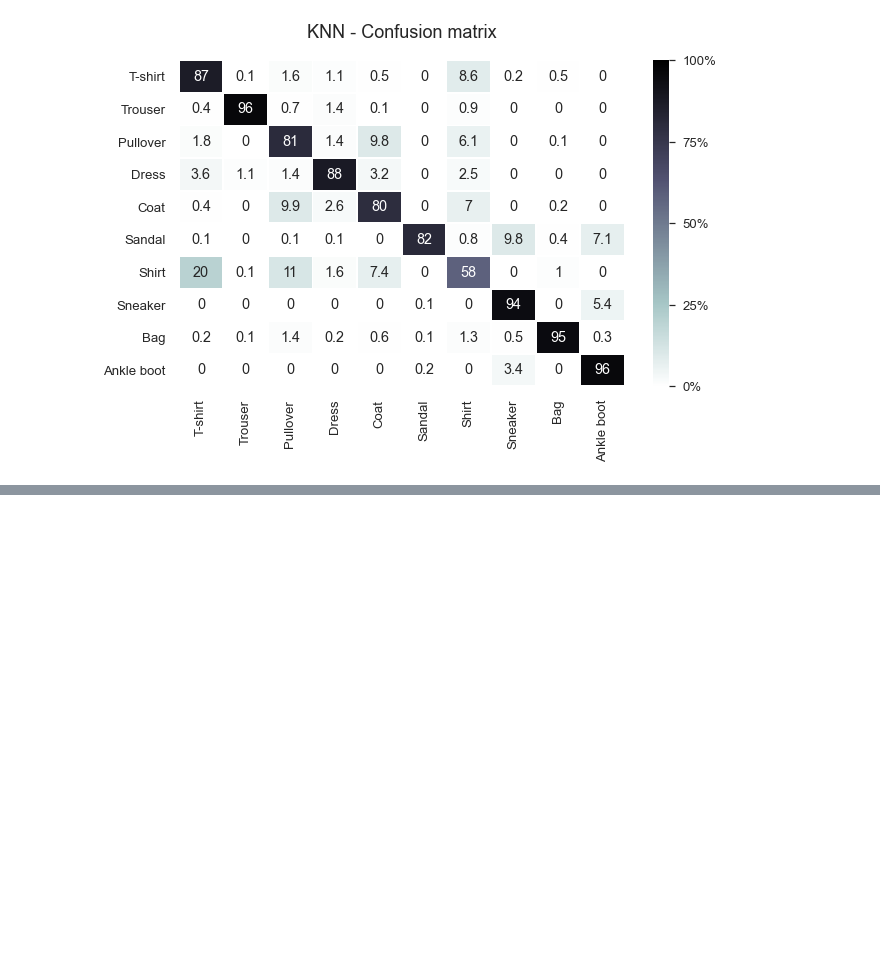
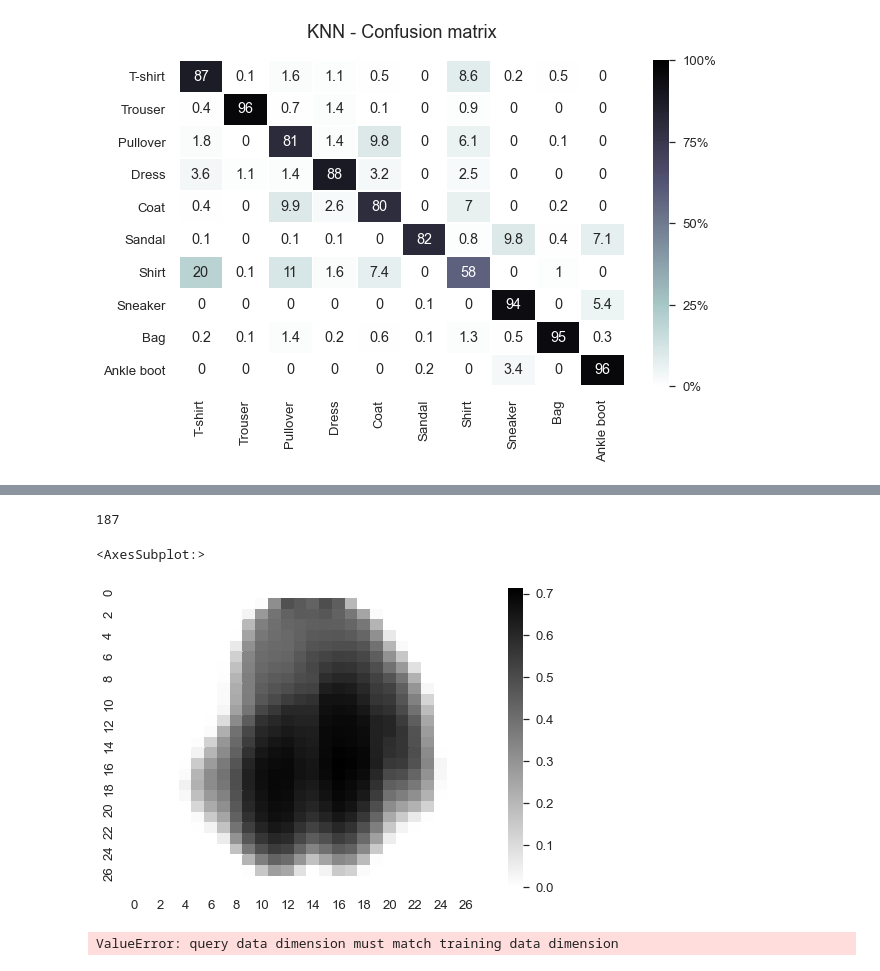
Before and after one commit to noamya-sh/Final-project-SemesterB, a Jupyter notebook: Fashion-Mnist.ipynb, the cells around one changed output, grey strips where cells are left out. Drawn from its saved outputs; the diff is of its cells as text; code cells hidden in the pictures; blank space fills up the shorter version.

```diff
--- a/Fashion-Mnist.ipynb
+++ b/Fashion-Mnist.ipynb
@@ -167,0 +211,24 @@ Text(0.5, 1.05, 'KNN - Confusion matrix')
+# %%
+from sklearn.decomposition import PCA
+
+
+pca = PCA()
+pca.fit(x_train)
+cumsum = np.cumsum(pca.explained_variance_ratio_)
+d = np.argmax(cumsum >= 0.95) + 1
+d
+# %% [output]
+187
+# %%
+sns.heatmap(pd.DataFrame(x_train).median().values.reshape(28, 28), cmap='gray_r')
+# %% [output]
+<AxesSubplot:>
+[figure, added]
+# %%
+from sklearn.neighbors import KNeighborsClassifier
+knn=KNeighborsClassifier()
+knn.fit(X_norm_r,y_train)
+prediction_test  = knn.predict(x_test)
+df_cnm=confusion_matrix(y_test, prediction_test,normalize='true')
+# %% [output]
+ValueError: query data dimension must match training data dimension
```
Also changed, not shown: parts of 5 cells of this notebook.
